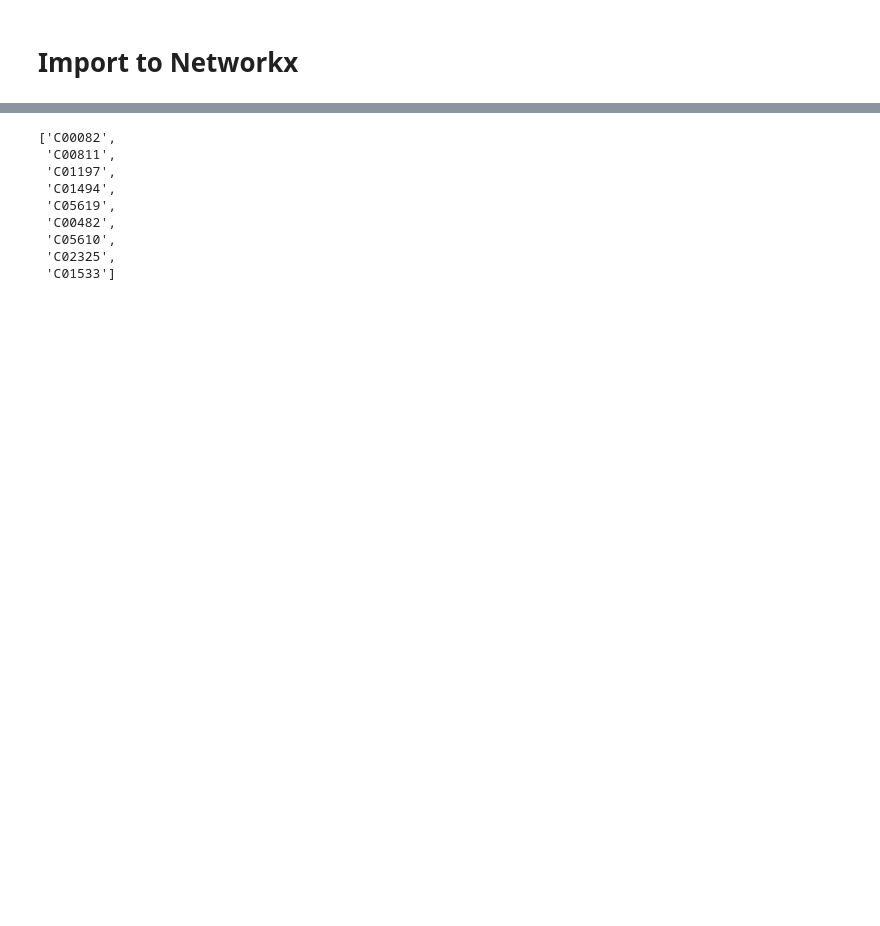
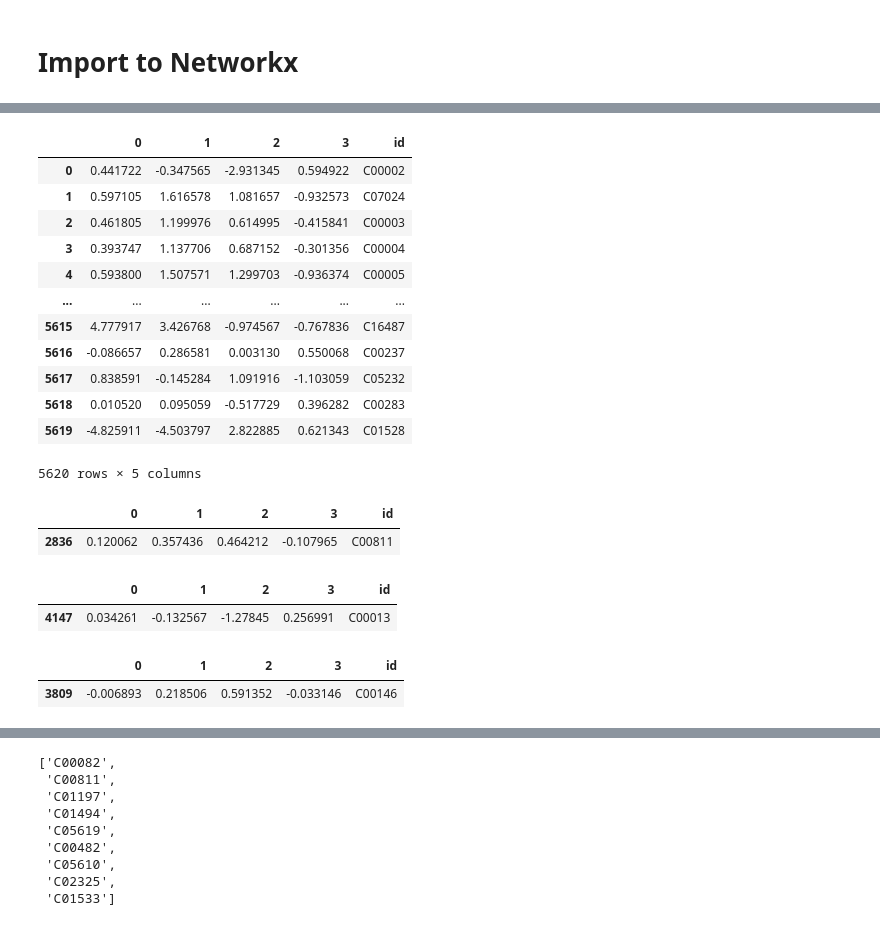
Before and after one commit to costasmexis/pathwayFinder, a Jupyter notebook: main-Copy1.ipynb, the cells around one changed output, grey strips where cells are left out. Cells and saved outputs as stored; diff of their text form; code cells hidden in the pictures; blank space fills up the shorter version.

```diff
--- a/main-Copy1.ipynb
+++ b/main-Copy1.ipynb
@@ -111,0 +472,39 @@ ex. Coa is C00010
+# %%
+import torch
+import torch.nn as nn
+import torch.nn.functional as F
+from torch_geometric.nn import GCNConv
+
+class GCN(nn.Module):
+    def __init__(self, input_dim, hidden_dim, output_dim):
+        super(GCN, self).__init__()
+        self.conv1 = GCNConv(input_dim, hidden_dim)
+        self.conv2 = GCNConv(hidden_dim, output_dim)
+
+    def forward(self, x, edge_index):
+        x = F.relu(self.conv1(x, edge_index))
+        x = self.conv2(x, edge_index)
+        return x
+
+# Load graph data into edge_index
+edge_index = data.edge_index
+
+# Define model
+model = GCN(input_dim=data.num_features, hidden_dim=8, output_dim=data.num_node_features)
+
+# Define optimizer and loss function
+optimizer = torch.optim.Adam(model.parameters(), lr=0.01)
+criterion = nn.MSELoss()
+
+# Train model
+for epoch in range(1000):
+    model.train()
+    optimizer.zero_grad()
+    outputs = model(data.x, edge_index)
+    loss = criterion(outputs, data.x)
+    loss.backward()
+    optimizer.step()
+
+# Generate node embeddings
+model.eval()
+embeddings = model.conv1(data.x, edge_index)
@@ -111,0 +653,34 @@ ex. Coa is C00010
+# %%
+node_embeddings=pd.DataFrame(node_embeddings)
+node_embeddings['id']  = graph_data[graph_data.shape[1]-1]
+# node_embeddings.set_index('id', inplace=True)
+node_embeddings
+# %% [output]
+|  | 0 | 1 | 2 | 3 | id |
+| 0 | 0.441722 | -0.347565 | -2.931345 | 0.594922 | C00002 |
+| 1 | 0.597105 | 1.616578 | 1.081657 | -0.932573 | C07024 |
+| 2 | 0.461805 | 1.199976 | 0.614995 | -0.415841 | C00003 |
+| 3 | 0.393747 | 1.137706 | 0.687152 | -0.301356 | C00004 |
+| 4 | 0.593800 | 1.507571 | 1.299703 | -0.936374 | C00005 |
+| ... | ... | ... | ... | ... | ... |
+| 5615 | 4.777917 | 3.426768 | -0.974567 | -0.767836 | C16487 |
+| 5616 | -0.086657 | 0.286581 | 0.003130 | 0.550068 | C00237 |
+| 5617 | 0.838591 | -0.145284 | 1.091916 | -1.103059 | C05232 |
+| 5618 | 0.010520 | 0.095059 | -0.517729 | 0.396282 | C00283 |
+| 5619 | -4.825911 | -4.503797 | 2.822885 | 0.621343 | C01528 |
+5620 rows × 5 columns
+# %%
+node_embeddings[node_embeddings['id'] == 'C00811']
+# %% [output]
+|  | 0 | 1 | 2 | 3 | id |
+| 2836 | 0.120062 | 0.357436 | 0.464212 | -0.107965 | C00811 |
+# %%
+node_embeddings[node_embeddings['id'] == 'C00013']
+# %% [output]
+|  | 0 | 1 | 2 | 3 | id |
+| 4147 | 0.034261 | -0.132567 | -1.27845 | 0.256991 | C00013 |
+# %%
+node_embeddings[node_embeddings['id'] == 'C00146']
+# %% [output]
+|  | 0 | 1 | 2 | 3 | id |
+| 3809 | -0.006893 | 0.218506 | 0.591352 | -0.033146 | C00146 |
```
Also changed, not shown: parts of 77 cells of this notebook, 2 other files.
